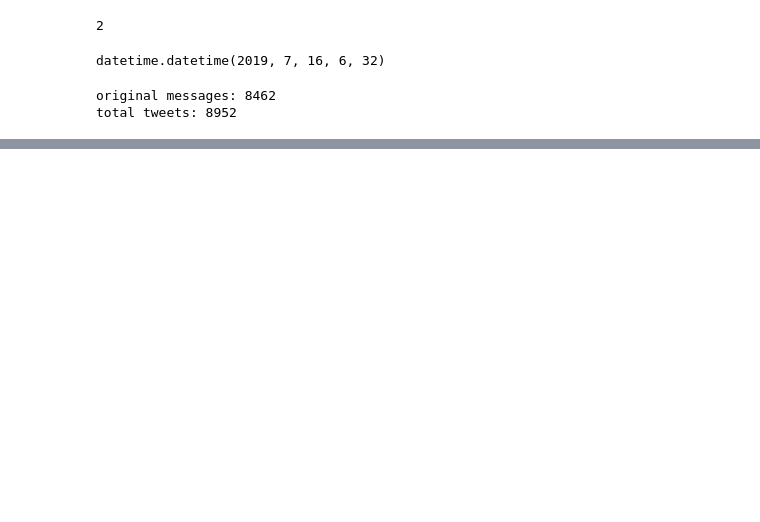
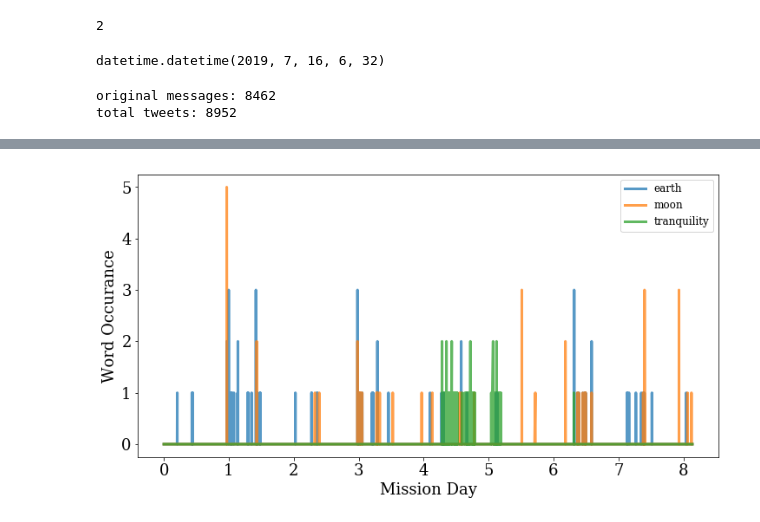
Before and after one commit to jradavenport/apollo11landing, a Jupyter notebook: data_prep.ipynb, the cells around one changed output, grey strips where cells are left out. Cells and saved outputs as stored; diff of their text form; code cells hidden in the pictures; blank space fills up the shorter version.

```diff
--- a/data_prep.ipynb
+++ b/data_prep.ipynb
@@ -236,0 +211,30 @@ array(['CDR: Roger. Clock.', 'CDR: Roger. We got a roll program.',
+# %%
+def word_count(searchword, messages, bw=25):
+    numout = np.zeros(len(messages))
+    for k in range(len(messages)):
+        numout[k] = msg[k].lower().count(searchword)
+
+    return numout
+# %%
+dtorig = np.zeros(len(msg))
+for i in range(len(time)):
+    dtorig[i] = datetime.timedelta.total_seconds(time[i])
+# %%
+bag = ['earth', 'moon', 'tranquility']#, 'eagle', 'columbia']
+
+window = 1
+
+plt.figure(figsize=(12,6))
+for k in range(len(bag)):
+    plt.plot(dtorig/60/60/24,
+             pd.Series(word_count(bag[k], msg)).rolling(window=window, center=True).mean(),
+             lw=3,alpha=0.75, label=bag[k])
+
+plt.ylabel('Word Occurance')
+plt.xlabel('Mission Day')
+plt.legend(fontsize=12)
+
+# plt.title(str(window)+'-pt smooth', fontsize=14)
+plt.savefig('ngram1.png',dpi=100, bbox_inches='tight', pad_inches=0.25)
+# %% [output]
+[figure, added]
```
Also changed, not shown: parts of 24 cells of this notebook, 8 other files.
